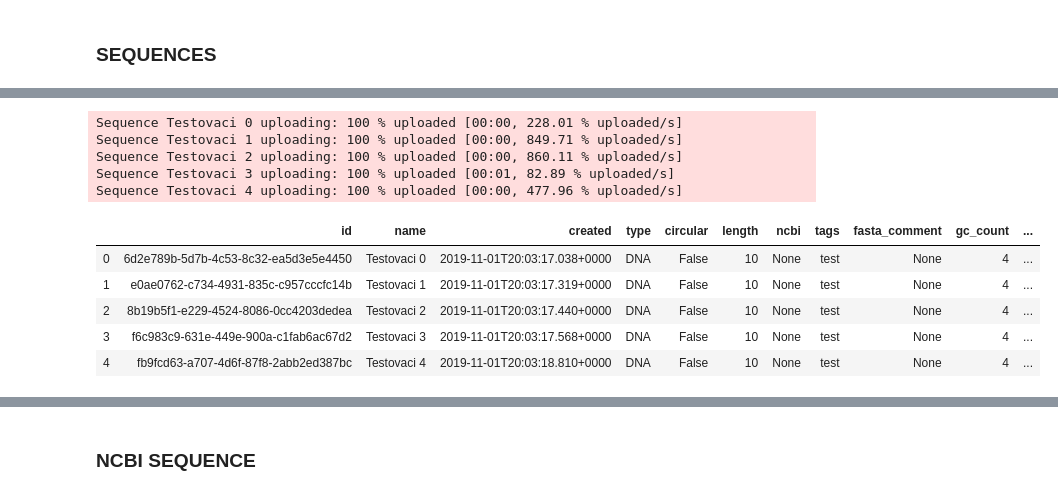
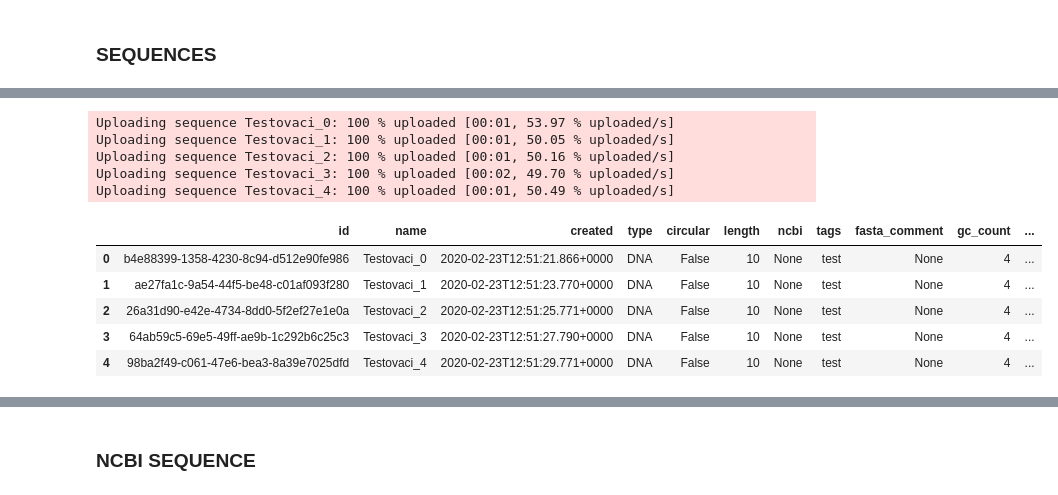
Before and after one commit to patrikkaura/dna-analyser-ibp, a Jupyter notebook: example/example_test_script-checkpoint.ipynb, the cells around one changed output, grey strips where cells are left out. Drawn from its saved outputs; the diff is of its cells as text; code cells hidden in the pictures.

```diff
--- a/example/example_test_script-checkpoint.ipynb
+++ b/example/example_test_script-checkpoint.ipynb
@@ -14,0 +7,2 @@ HTTPConnectionPool(host='localhost', port=8080): Max retries exceeded with url:
+# %%
+API = Api()
@@ -15,7 +14,7 @@ HTTPConnectionPool(host='localhost', port=8080): Max retries exceeded with url:
 # %% [markdown]
 ### G4KILLER
 # %%
-API.g4killer.run_tool(origin_sequence='AATTATTTGGAAAGGGGGGGTTTTCCGA', threshold=0.8)
+API.g4killer.run(sequence='AATTATTTGGAAAGGGGGGGTTTTCCGA', threshold=0.8, complementary=False)
 # %% [output]
 |  | 0 |
 | origin_score | 1.03571 |
@@ -29,7 +28,7 @@ API.g4killer.run_tool(origin_sequence='AATTATTTGGAAAGGGGGGGTTTTCCGA', threshold=
 # %% [markdown]
 ### P53 PREDICTOR
 # %%
-API.p53.run_tool(sequence='GGACATGCCCGGGCATGTCC')
+API.p53_predictor.run(sequence='GGACATGCCCGGGCATGTCC')
 # %% [output]
 |  | 0 |
 | position | 0 |
@@ -41,6 +40,6 @@ API.p53.run_tool(sequence='GGACATGCCCGGGCATGTCC')
 # %% [markdown]
 ### SEQUENCES
 # %%
-API.sequence.load_all(filter_tag=['Shigella flexneri'])
+API.sequence.load_all(tags=['Shigella flexneri'])
 # %% [output]
 |  | id | name | created | type | circular | length | ncbi | tags | fasta_comment | gc_count | ... |
@@ -54,21 +58,21 @@ API.sequence.load_all()
 # %%
 # test uploading 5 test sequences
 for i in range(5):
-    API.sequence.text_creator(circular=False, name=f'Testovaci {str(i)}', data='ATTCAATGGG', tags=['test'], sequence_type='DNA')
+    API.sequence.text_creator(circular=False, name=f'Testovaci {str(i)}', string='ATTCAATGGG', tags=['test'], nucleic_type='DNA')
 # %% [output]
-Sequence Testovaci 0 uploading: 100 % uploaded [00:00, 228.01 % uploaded/s]
-Sequence Testovaci 1 uploading: 100 % uploaded [00:00, 849.71 % uploaded/s]
-Sequence Testovaci 2 uploading: 100 % uploaded [00:00, 860.11 % uploaded/s]
-Sequence Testovaci 3 uploading: 100 % uploaded [00:01, 82.89 % uploaded/s]
-Sequence Testovaci 4 uploading: 100 % uploaded [00:00, 477.96 % uploaded/s]
+Uploading sequence Testovaci_0: 100 % uploaded [00:01, 53.97 % uploaded/s]
+Uploading sequence Testovaci_1: 100 % uploaded [00:01, 50.05 % uploaded/s]
+Uploading sequence Testovaci_2: 100 % uploaded [00:01, 50.16 % uploaded/s]
+Uploading sequence Testovaci_3: 100 % uploaded [00:02, 49.70 % uploaded/s]
+Uploading sequence Testovaci_4: 100 % uploaded [00:01, 50.49 % uploaded/s]
 # %%
-all_seq = API.sequence.load_all(filter_tag=['test']) # load filtered test data
+all_seq = API.sequence.load_all(tags=['test']) # load filtered test data
 all_seq
 # %% [output]
 |  | id | name | created | type | circular | length | ncbi | tags | fasta_comment | gc_count | ... |
-| 0 | 6d2e789b-5d7b-4c53-8c32-ea5d3e5e4450 | Testovaci 0 | 2019-11-01T20:03:17.038+0000 | DNA | False | 10 | None | test | None | 4 | ... |
-| 1 | e0ae0762-c734-4931-835c-c957cccfc14b | Testovaci 1 | 2019-11-01T20:03:17.319+0000 | DNA | False | 10 | None | test | None | 4 | ... |
-| 2 | 8b19b5f1-e229-4524-8086-0cc4203dedea | Testovaci 2 | 2019-11-01T20:03:17.440+0000 | DNA | False | 10 | None | test | None | 4 | ... |
-| 3 | f6c983c9-631e-449e-900a-c1fab6ac67d2 | Testovaci 3 | 2019-11-01T20:03:17.568+0000 | DNA | False | 10 | None | test | None | 4 | ... |
-| 4 | fb9fcd63-a707-4d6f-87f8-2abb2ed387bc | Testovaci 4 | 2019-11-01T20:03:18.810+0000 | DNA | False | 10 | None | test | None | 4 | ... |
+| 0 | b4e88399-1358-4230-8c94-d512e90fe986 | Testovaci_0 | 2020-02-23T12:51:21.866+0000 | DNA | False | 10 | None | test | None | 4 | ... |
+| 1 | ae27fa1c-9a54-44f5-be48-c01af093f280 | Testovaci_1 | 2020-02-23T12:51:23.770+0000 | DNA | False | 10 | None | test | None | 4 | ... |
+| 2 | 26a31d90-e42e-4734-8dd0-5f2ef27e1e0a | Testovaci_2 | 2020-02-23T12:51:25.771+0000 | DNA | False | 10 | None | test | None | 4 | ... |
+| 3 | 64ab59c5-69e5-49ff-ae9b-1c292b6c25c3 | Testovaci_3 | 2020-02-23T12:51:27.790+0000 | DNA | False | 10 | None | test | None | 4 | ... |
+| 4 | 98ba2f49-c061-47e6-bea3-8a39e7025dfd | Testovaci_4 | 2020-02-23T12:51:29.771+0000 | DNA | False | 10 | None | test | None | 4 | ... |
 # %%
```
Also changed, not shown: parts of 37 cells of this notebook, 46 other files.
